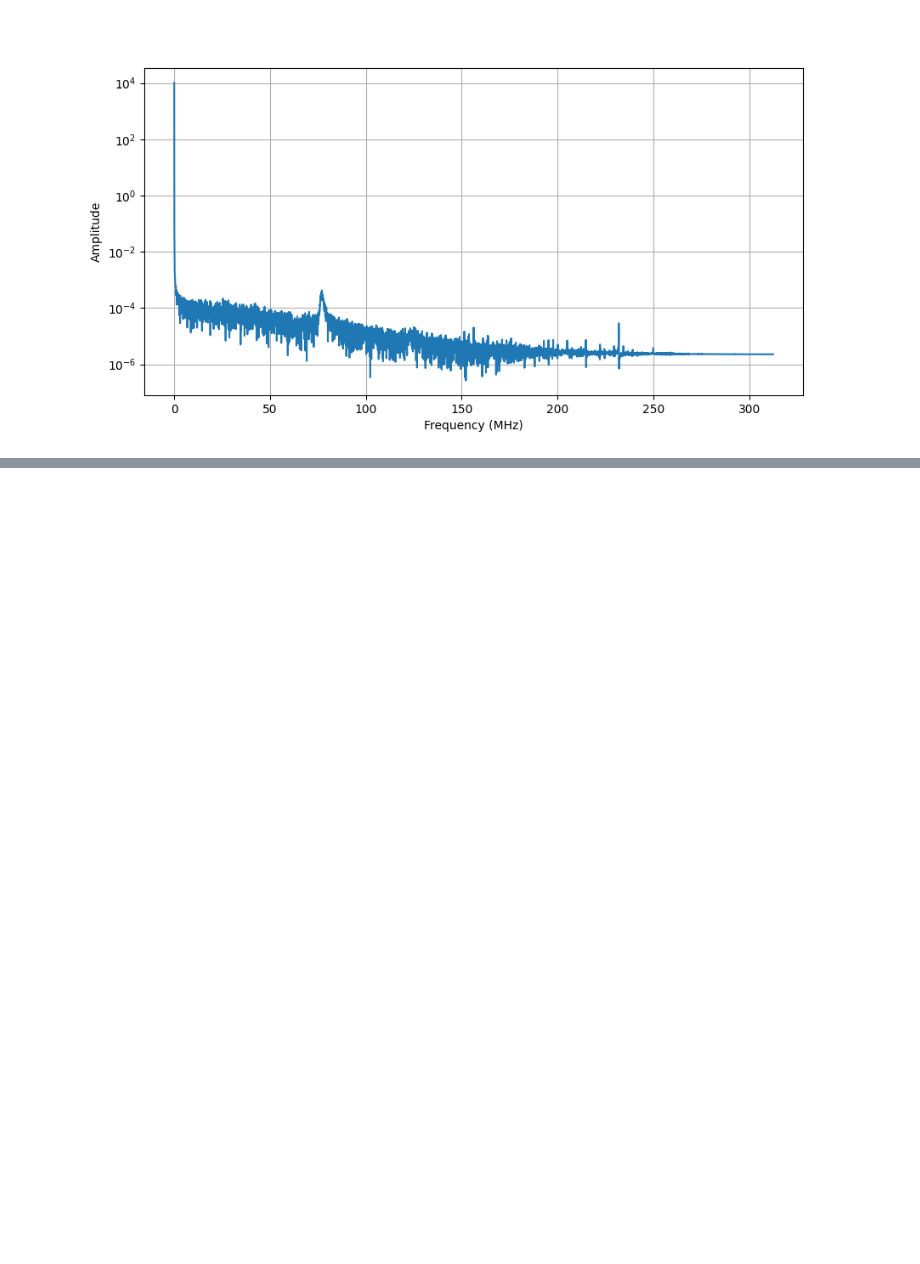
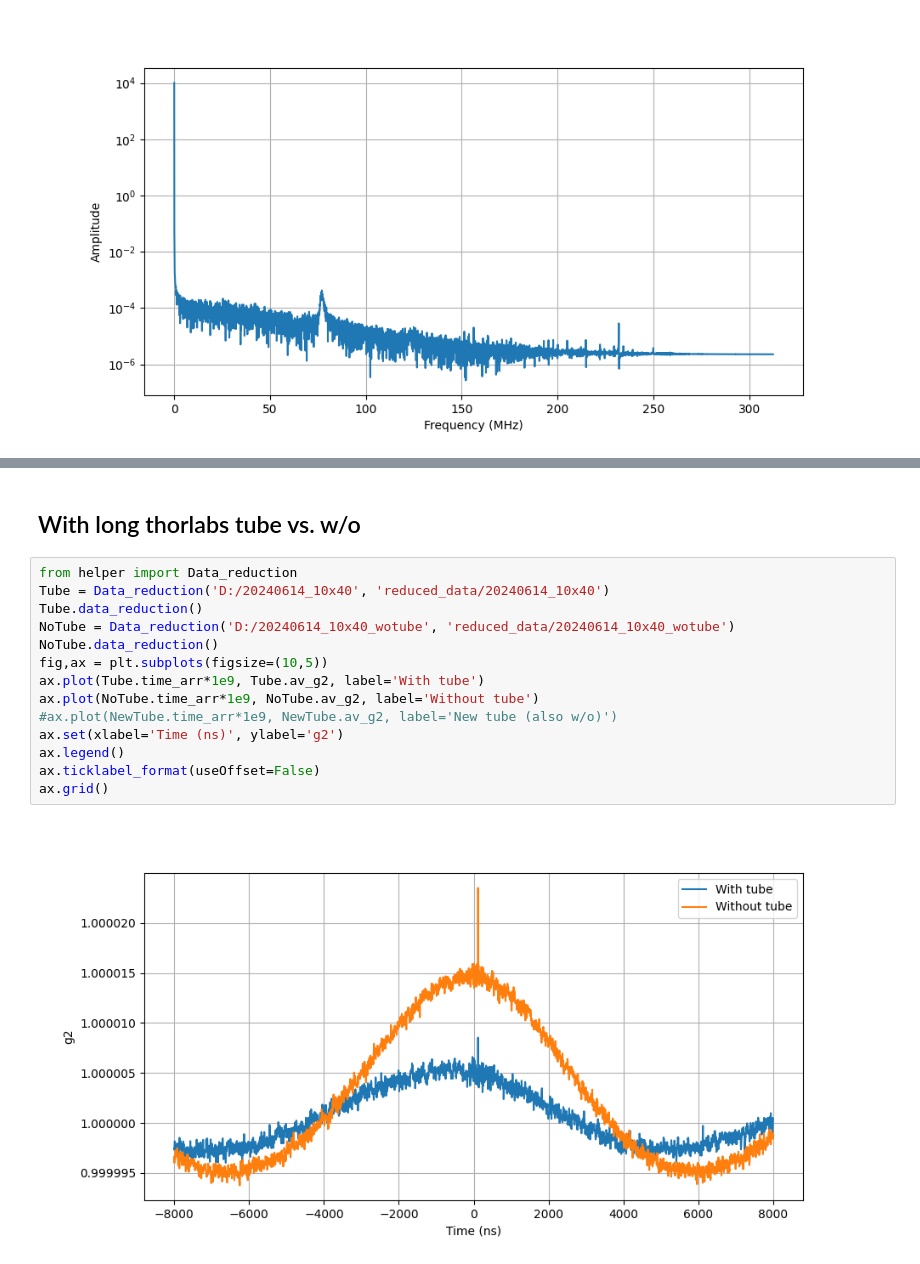
Before and after one commit to SteWey0/Bachelorarbeit, a Jupyter notebook: analysis_tests.ipynb, the cells around one changed output, grey strips where cells are left out. Saved outputs shown, nothing was run; the diff lists cells and outputs as text; blank space fills up the shorter version.

```diff
--- a/analysis_tests.ipynb
+++ b/analysis_tests.ipynb
@@ -386,0 +395,18 @@ ax.set(xlabel='Frequency (MHz)', ylabel='Amplitude', yscale='log')
+# %% [markdown]
+## With long thorlabs tube vs. w/o
+# %%
+from helper import Data_reduction
+Tube = Data_reduction('D:/20240614_10x40', 'reduced_data/20240614_10x40')
+Tube.data_reduction()
+NoTube = Data_reduction('D:/20240614_10x40_wotube', 'reduced_data/20240614_10x40_wotube')
+NoTube.data_reduction()
+fig,ax = plt.subplots(figsize=(10,5))
+ax.plot(Tube.time_arr*1e9, Tube.av_g2, label='With tube')
+ax.plot(NoTube.time_arr*1e9, NoTube.av_g2, label='Without tube')
+#ax.plot(NewTube.time_arr*1e9, NewTube.av_g2, label='New tube (also w/o)')
+ax.set(xlabel='Time (ns)', ylabel='g2')
+ax.legend()
+ax.ticklabel_format(useOffset=False)
+ax.grid()
+# %% [output]
+[figure, added]
```
Also changed, not shown: parts of 22 cells of this notebook, 2 other files.
